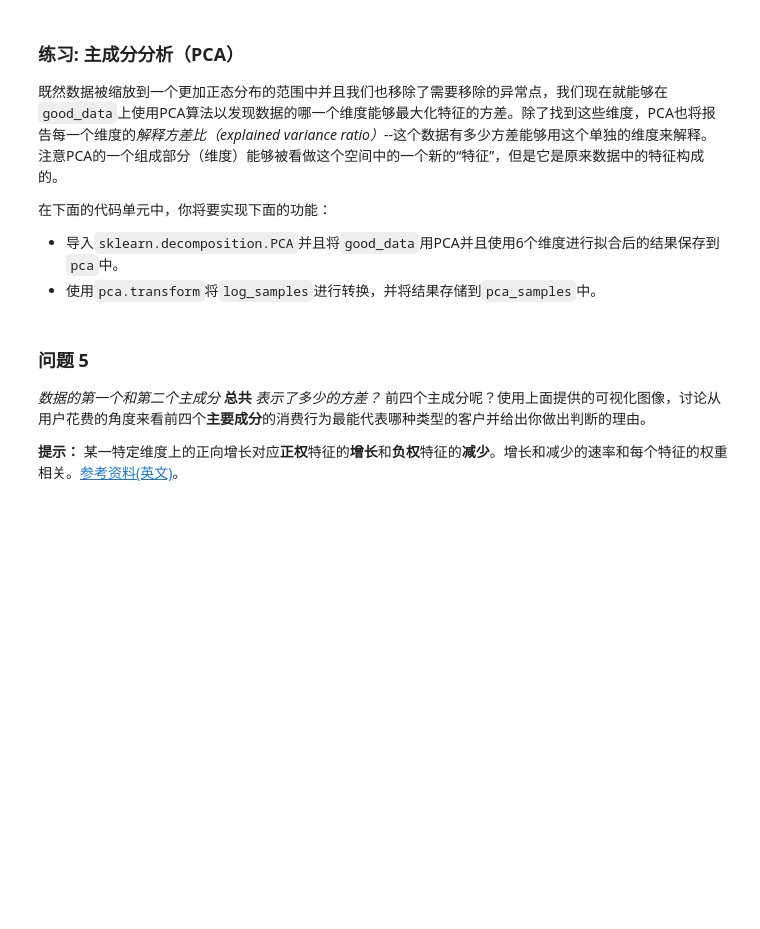
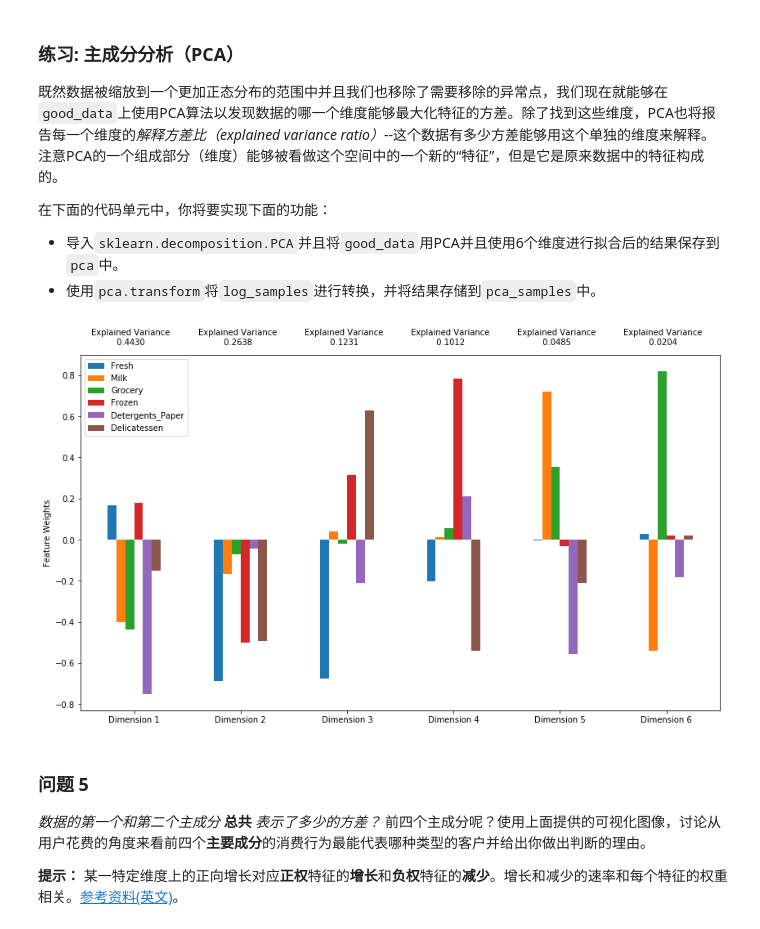
Before and after one commit to miaopei/MachineLearning, a Jupyter notebook: uda_project/P4/my_creating_customer_segments/customer_segments.ipynb, the cells around one changed output. Saved outputs shown, nothing was run; the diff lists cells and outputs as text; code cells hidden in the pictures; blank space fills up the shorter version.

```diff
--- a/uda_project/P4/my_creating_customer_segments/customer_segments.ipynb
+++ b/uda_project/P4/my_creating_customer_segments/customer_segments.ipynb
@@ -205,6 +205,7 @@ display(log_samples)
 **注意：** 如果你选择移除异常值，请保证你选择的样本点不在这些移除的点当中！
 一旦你完成了这些功能，数据集将存储在`good_data`中。
 # %%
+list_outliers = []
 # 对于每一个特征，找到值异常高或者是异常低的数据点
 for feature in log_data.keys():
 
@@ -219,10 +220,13 @@ for feature in log_data.keys():
 
     # 显示异常点
     print "Data points considered outliers for the feature '{}':".format(feature)
+    outliers_data = log_data[~((log_data[feature] >= Q1 - step) & (log_data[feature] <= Q3 + step))]
+    list_outliers.extend(outliers_data.index.tolist())
     display(log_data[~((log_data[feature] >= Q1 - step) & (log_data[feature] <= Q3 + step))])
 
 # 可选：选择你希望移除的数据点的索引
-outliers  = []
+outliers  = [index for index in list(set(list_outliers)) if list_outliers.count(index) >= 2]
+print outliers
 
 # 如果选择了的话，移除异常点
 good_data = log_data.drop(log_data.index[outliers]).reset_index(drop = True)
@@ -307,13 +314,19 @@ Data points considered outliers for the feature 'Delicatessen':
  - 使用`pca.transform`将`log_samples`进行转换，并将结果存储到`pca_samples`中。
 # %%
 # TODO：通过在good_data上使用PCA，将其转换成和当前特征数一样多的维度
-pca = None
+from sklearn.decomposition import PCA
+
+pca = PCA(n_components = 6, random_state = 0)
+
+pca.fit(good_data)
 
 # TODO：使用上面的PCA拟合将变换施加在log_samples上
-pca_samples = None
+pca_samples = pca.transform(log_samples)
 
 # 生成PCA的结果图
 pca_results = vs.pca_results(good_data, pca)
+# %% [output]
+[figure, added]
 # %% [markdown]
 ### 问题 5
 *数据的第一个和第二个主成分* **总共** *表示了多少的方差？*  前四个主成分呢？使用上面提供的可视化图像，讨论从用户花费的角度来看前四个**主要成分**的消费行为最能代表哪种类型的客户并给出你做出判断的理由。
```
Also changed, not shown: parts of 5 cells of this notebook.
